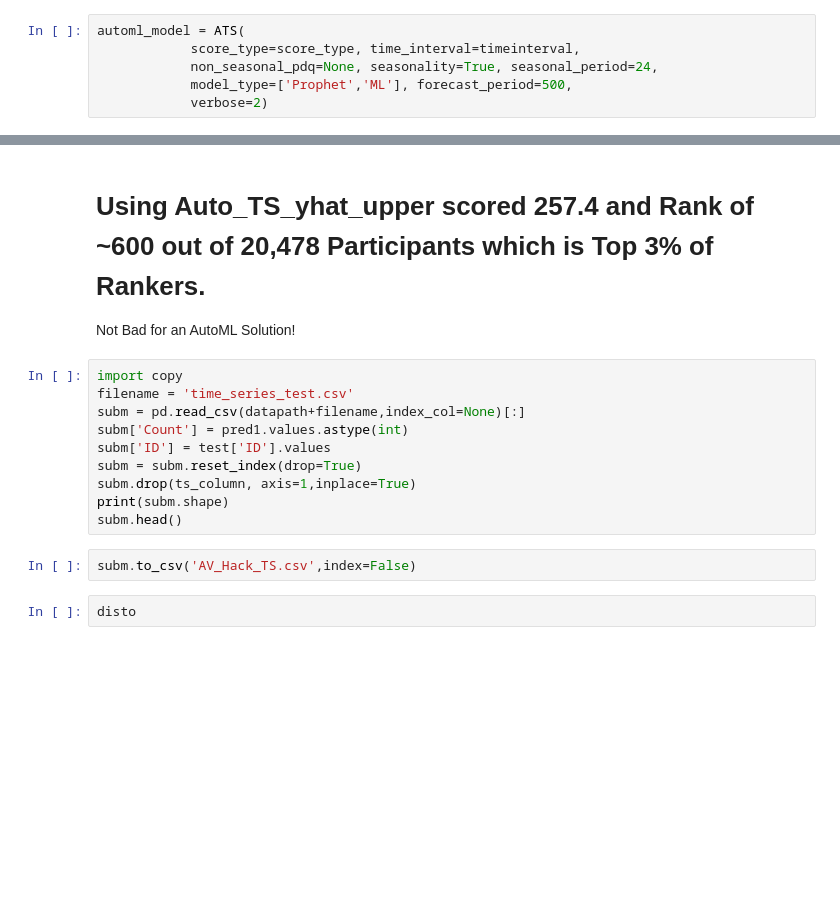
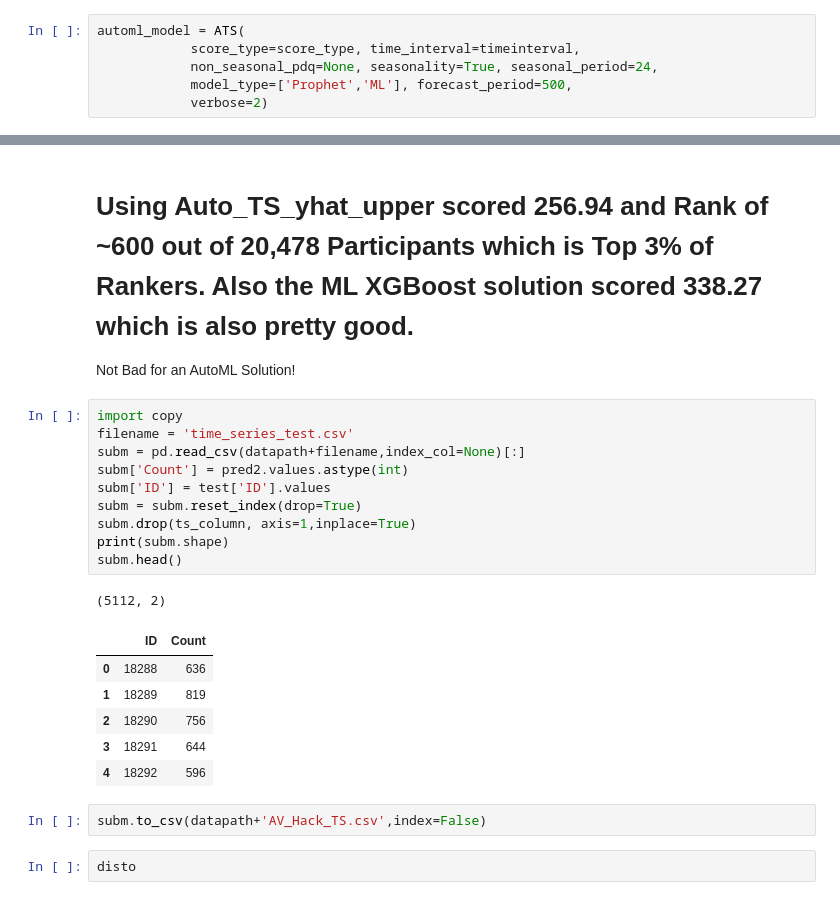
Before and after one commit to AutoViML/Auto_TS, a Jupyter notebook: example_notebooks/Auto_TS_Test_AV_Hack_TS_Rank_600.ipynb, the cells around one changed output, grey strips where cells are left out. Drawn from its saved outputs; the diff is of its cells as text; blank space fills up the shorter version.

```diff
--- a/example_notebooks/Auto_TS_Test_AV_Hack_TS_Rank_600.ipynb
+++ b/example_notebooks/Auto_TS_Test_AV_Hack_TS_Rank_600.ipynb
@@ -69,18 +131,26 @@ disto
 # %% [markdown]
-# Using Auto_TS_yhat_upper 	scored 257.4 and Rank of ~600 out of 20,478 Participants which is Top 3% of Rankers.
+# Using Auto_TS_yhat_upper 	scored 256.94 and Rank of ~600 out of 20,478 Participants which is Top 3% of Rankers. Also the ML XGBoost solution scored 338.27 which is also pretty good.
 Not Bad for an AutoML Solution!
 # %%
 import copy
 filename = 'time_series_test.csv'
 subm = pd.read_csv(datapath+filename,index_col=None)[:]
-subm['Count'] = pred1.values.astype(int)
+subm['Count'] = pred2.values.astype(int)
 subm['ID'] = test['ID'].values
 subm = subm.reset_index(drop=True)
 subm.drop(ts_column, axis=1,inplace=True)
 print(subm.shape)
 subm.head()
+# %% [output]
+(5112, 2)
+|  | ID | Count |
+| 0 | 18288 | 636 |
+| 1 | 18289 | 819 |
+| 2 | 18290 | 756 |
+| 3 | 18291 | 644 |
+| 4 | 18292 | 596 |
 # %%
-subm.to_csv('AV_Hack_TS.csv',index=False)
+subm.to_csv(datapath+'AV_Hack_TS.csv',index=False)
 # %%
 disto
 # %% [raw]
```
Also changed, not shown: parts of 9 cells of this notebook.
